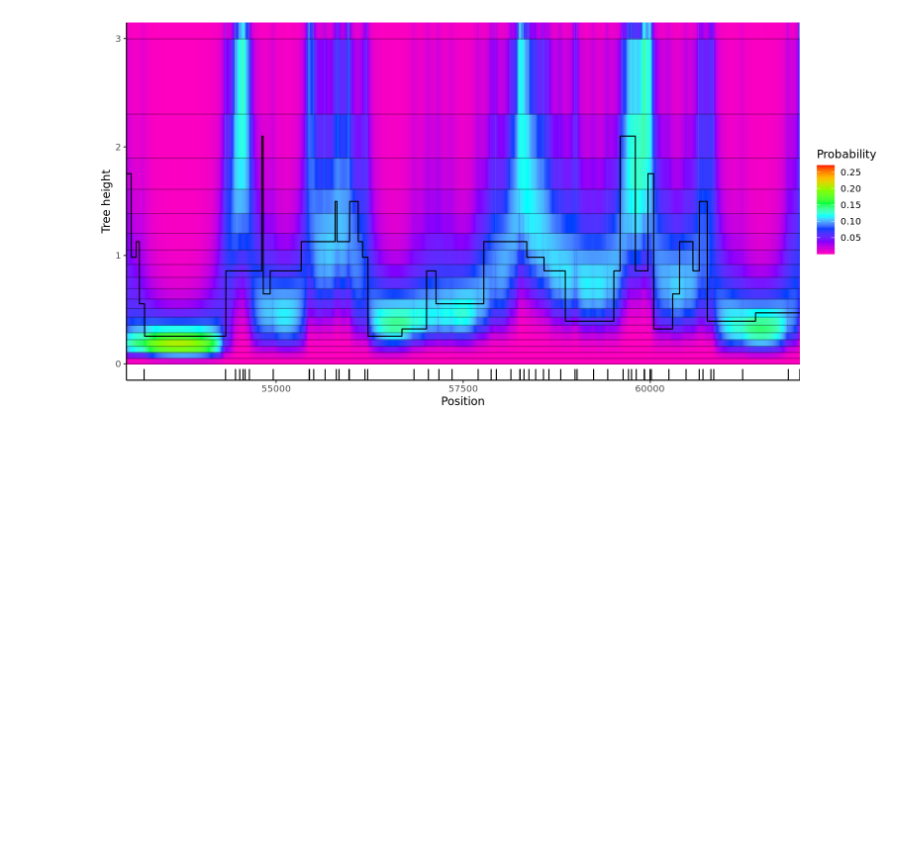
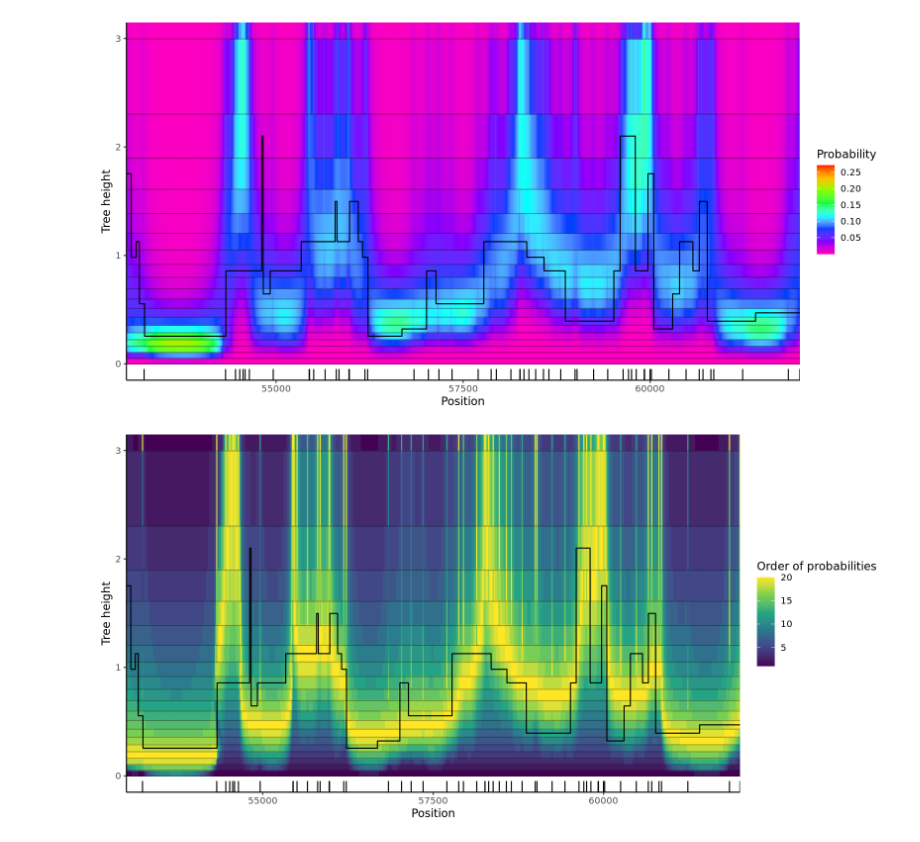
Before and after one commit to rivasiker/phasetype, a Jupyter notebook: scripts/01_msprime_simulations/01_msprime_simulations.ipynb, the cells around one changed output. Saved outputs shown, nothing was run; the diff lists cells and outputs as text; code cells hidden in the pictures; blank space fills up the shorter version.

Commit message:
Add ILS state space notebook

```diff
--- a/scripts/01_msprime_simulations/01_msprime_simulations.ipynb
+++ b/scripts/01_msprime_simulations/01_msprime_simulations.ipynb
@@ -1127,5 +1157,97 @@ tab_raster %>%
     xlab('Position')
 # %% [output]
 [figure]
+# %%
+%%R -w 1600 -h 800 -r 150
+
+slice_top <- 53000
+slice_bottom <- 62000
+
+
+a_tab <- tibble(
+        # Position along the genome
+        position = 1:length(pos_vec),
+        # Real tree heights
+        real = tree_heights[pos_vec+1],
+        # Real discretized tree heights:
+        # the minimum tree height per interval is saved
+        # as a proxy for the tree height
+        discretized = ((tm[cut_vec[pos_vec+1]])+(c(0,tm)[cut_vec[pos_vec+1]]))/2,
+        # Estimated discretized tree heights:
+        # the minimum tree height per interval is saved
+        # as a proxy for the tree height
+        estimated = c(0,tm)[max_df],
+        mutation = mut_pos_bin) %>%
+    # Get a slice of the data
+    filter(between(position, slice_top, slice_bottom)) %>%
+    pivot_longer(-c(position, mutation)) %>%
+    mutate(
+        name = factor(name,
+                      c('real', 'discretized', 'estimated')
+                     )
+    ) %>%
+    # Filter the discretized only
+    filter(name == 'discretized')
+
+
+# Get places with mutations
+rug_tab <-
+    a_tab %>%
+    filter(mutation == 1) %>%
+    select(position)
+
+
+# Get posterior probability matrix
+post_prob <- (mat_forward+mat_backward)
+# Get state with maximum likelihood per row
+# This is for doing the trick for very low probs
+max_row <- apply(mat_forward+mat_backward, 1, max)
+# Calculate the posterior probability per state
+post_prob <- (exp(post_prob-max_row)/rowSums(exp(post_prob-max_row)))
+# Save into table for plotting
+tab_raster <- as_tibble(post_prob) %>%
+    mutate(position = 1:100000)  %>%
+    pivot_longer(-position) %>%
+    mutate(
+        name = as.integer(str_remove_all(name, 'V')),
+        below = c(0, tm)[name],
+        above = tm[name]) %>%
+    group_by(position) %>%
+    arrange(value) %>%
+    mutate(
+        value = 1:nInt
+    )
+
+
+
+tab_raster %>%
+    # Slice the data (same as before)
+    filter(between(position, slice_top, slice_bottom)) %>%
+    ggplot() +
+    # Plot probabilities
+    geom_rect(aes(xmin = position, ymin = below,
+                  xmax = position+1, ymax = above,
+                  fill = value, color = value)) +
+    # Plot guide lines
+    geom_hline(aes(yintercept = y),
+               alpha = 0.3,
+               data = tibble(y = c(0,tm[1:(nInt-1)]))) +
+    # Plot real discretized heights
+    geom_line(aes(position, value),
+             data = a_tab) +
+    # Plot mutations
+    geom_rug(aes(x = position), data = rug_tab) +
+    #scale_y_continuous(trans = scales::log_trans(),
+    #                   breaks = scales::log_breaks()) +
+    theme_classic() +
+    scale_fill_viridis_c(
+        name = 'Order of probabilities') +
+    scale_color_viridis_c(
+        name = 'Order of probabilities') +
+    scale_x_continuous(expand = c(0, 0)) +
+    ylab('Tree height') +
+    xlab('Position')
+# %% [output]
+[figure, added]
 # %%
 # !jupyter nbconvert --to script 01_msprime_simulations.ipynb
```
Also changed, not shown: parts of 4 cells of this notebook.
